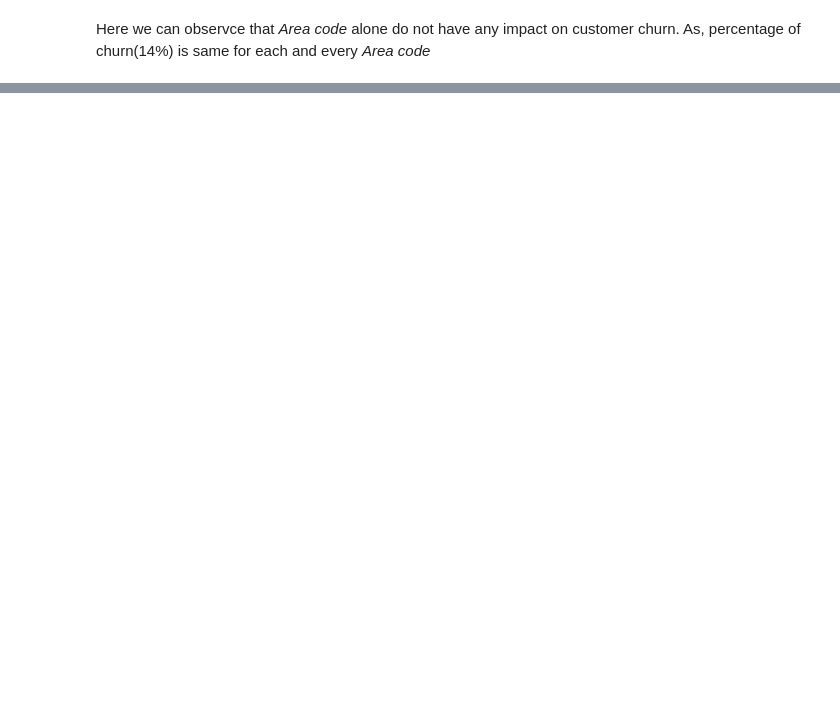
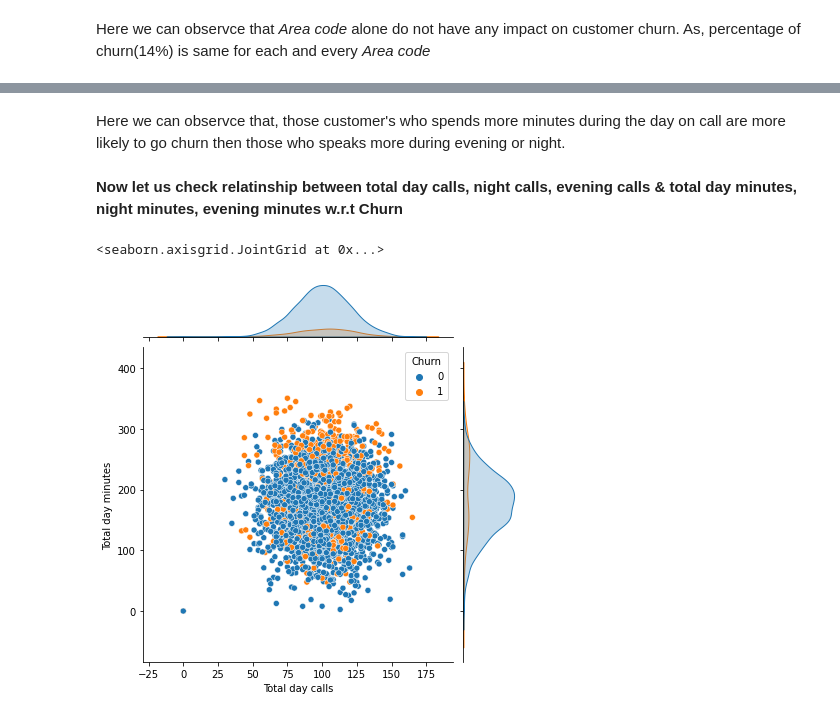
Before and after one commit to DT22179/Telecom-Churn-Analysis, a Jupyter notebook: Telecom_Churn_Analysis_Capstone_Project.ipynb, the cells around one changed output, grey strips where cells are left out. Cells and saved outputs as stored; diff of their text form; code cells hidden in the pictures; blank space fills up the shorter version.

```diff
--- a/Telecom_Churn_Analysis_Capstone_Project.ipynb
+++ b/Telecom_Churn_Analysis_Capstone_Project.ipynb
@@ -385,0 +429,9 @@ Here we can observce that *Area code* alone do not have any impact on customer c
+# %% [markdown]
+Here we can observce that, those customer's who spends more minutes during the day on call are more likely to go churn then those who speaks more during evening or night.
+# %% [markdown]
+**Now let us check relatinship between total day calls, night calls, evening calls & total day minutes, night minutes, evening minutes w.r.t Churn**
+# %%
+sns.jointplot(x='Total day calls', y='Total day minutes', hue='Churn',data=tele_df)
+# %% [output]
+<seaborn.axisgrid.JointGrid at 0x...>
+[figure, added]
```
Also changed, not shown: parts of 28 cells of this notebook.
